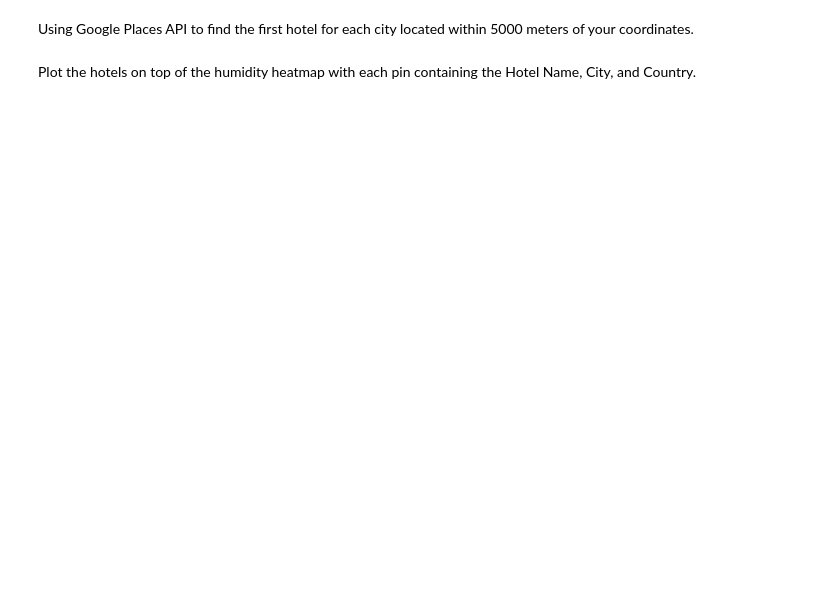
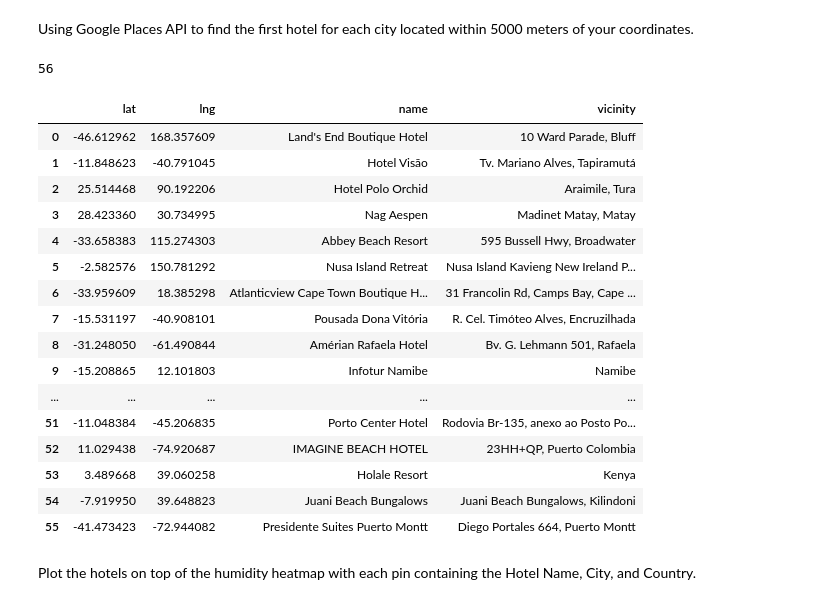
Before and after one commit to mkpennemays/Python-API-Exercise, a Jupyter notebook: VacationPy/VacationPy.ipynb, the cells around one changed output. Cells and saved outputs as stored; diff of their text form; code cells hidden in the pictures; blank space fills up the shorter version.

```diff
--- a/VacationPy/VacationPy.ipynb
+++ b/VacationPy/VacationPy.ipynb
@@ -66,4 +83,54 @@ Drop any rows that don't contain all three conditions. You want to be sure the w
 # %% [markdown]
 Using Google Places API to find the first hotel for each city located within 5000 meters of your coordinates.
+# %%
+location_url = 'https://maps.googleapis.com/maps/api/place/nearbysearch/json'
+hotels = pd.DataFrame()
+
+for index, row in ideal_vacay_cities.iterrows():
+
+    target_coordinates = f"{row['lat']},{row['lon']}"
+    target_search = "hotel"
+    target_radius = 5000
+    target_type = "hotel"
+
+    # set up parameters
+    params = {
+        "location": target_coordinates,
+        "keyword": target_search,
+        "radius": target_radius,
+        "type": target_type,
+        "key": g_key
+    }
+
+    lodging_response = requests.get(location_url,params=params)
+    lodging_json = lodging_response.json()
+    if (len(lodging_json['results'])> 0):
+
+        hotel_data = pd.Series({"name": lodging_json['results'][0]['name'],
+                                "lat":lodging_json['results'][0]['geometry']['location']['lat'],
+                                "lng":lodging_json['results'][0]['geometry']['location']['lng'],
+                               "vicinity":lodging_json['results'][0]['vicinity']})
+        hotels = hotels.append(hotel_data,ignore_index=True)
+print(len(hotels))
+hotels
+# %% [output]
+56
+|  | lat | lng | name | vicinity |
+| 0 | -46.612962 | 168.357609 | Land's End Boutique Hotel | 10 Ward Parade, Bluff |
+| 1 | -11.848623 | -40.791045 | Hotel Visão | Tv. Mariano Alves, Tapiramutá |
+| 2 | 25.514468 | 90.192206 | Hotel Polo Orchid | Araimile, Tura |
+| 3 | 28.423360 | 30.734995 | Nag Aespen | Madinet Matay, Matay |
+| 4 | -33.658383 | 115.274303 | Abbey Beach Resort | 595 Bussell Hwy, Broadwater |
+| 5 | -2.582576 | 150.781292 | Nusa Island Retreat | Nusa Island Kavieng New Ireland P... |
+| 6 | -33.959609 | 18.385298 | Atlanticview Cape Town Boutique H... | 31 Francolin Rd, Camps Bay, Cape ... |
+| 7 | -15.531197 | -40.908101 | Pousada Dona Vitória | R. Cel. Timóteo Alves, Encruzilhada |
+| 8 | -31.248050 | -61.490844 | Amérian Rafaela Hotel | Bv. G. Lehmann 501, Rafaela |
+| 9 | -15.208865 | 12.101803 | Infotur Namibe | Namibe |
+| ... | ... | ... | ... | ... |
+| 51 | -11.048384 | -45.206835 | Porto Center Hotel | Rodovia Br-135, anexo ao Posto Po... |
+| 52 | 11.029438 | -74.920687 | IMAGINE BEACH HOTEL | 23HH+QP, Puerto Colombia |
+| 53 | 3.489668 | 39.060258 | Holale Resort | Kenya |
+| 54 | -7.919950 | 39.648823 | Juani Beach Bungalows | Juani Beach Bungalows, Kilindoni |
+| 55 | -41.473423 | -72.944082 | Presidente Suites Puerto Montt | Diego Portales 664, Puerto Montt |
 # %% [markdown]
 Plot the hotels on top of the humidity heatmap with each pin containing the Hotel Name, City, and Country.
```
Also changed, not shown: parts of 3 cells of this notebook.
